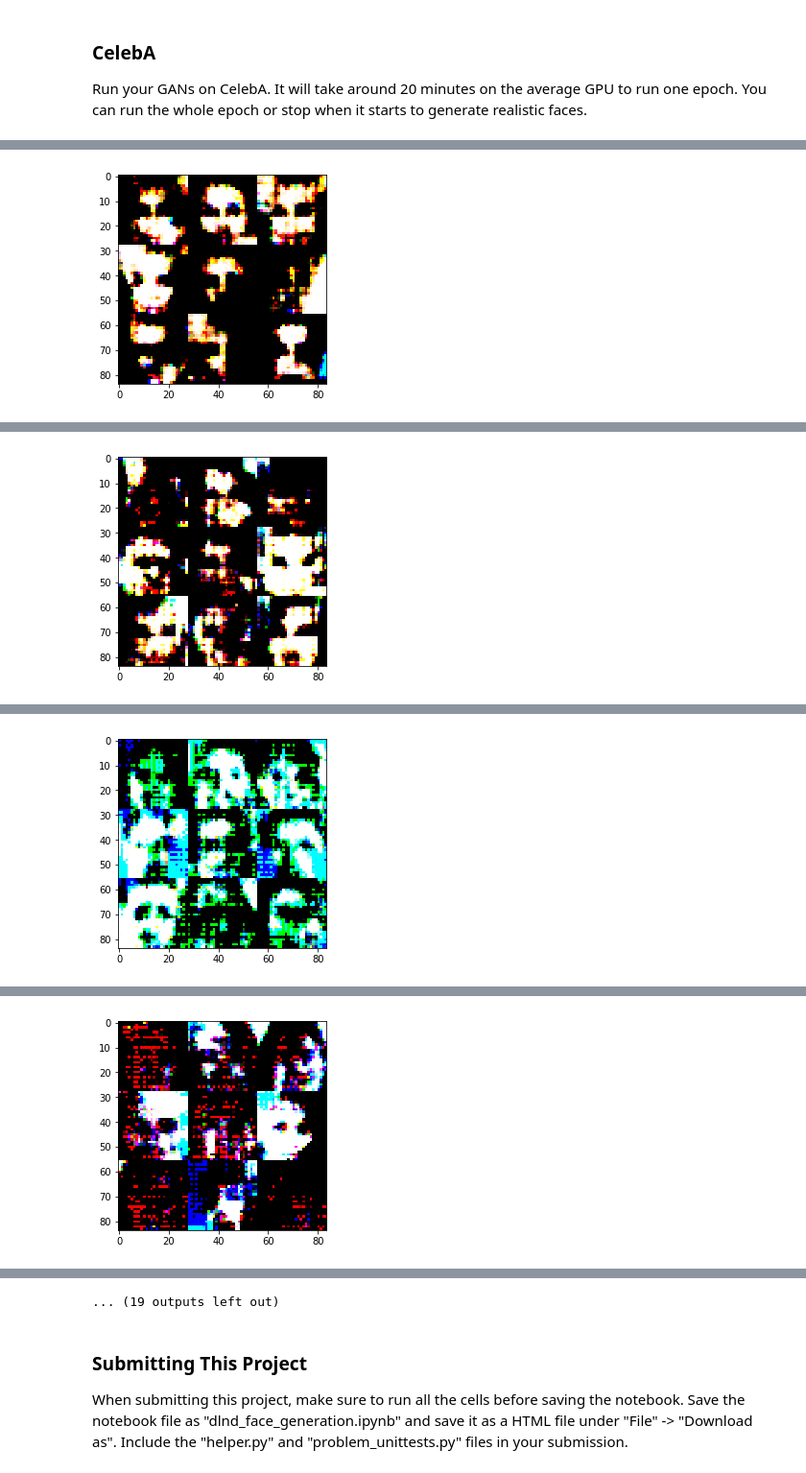
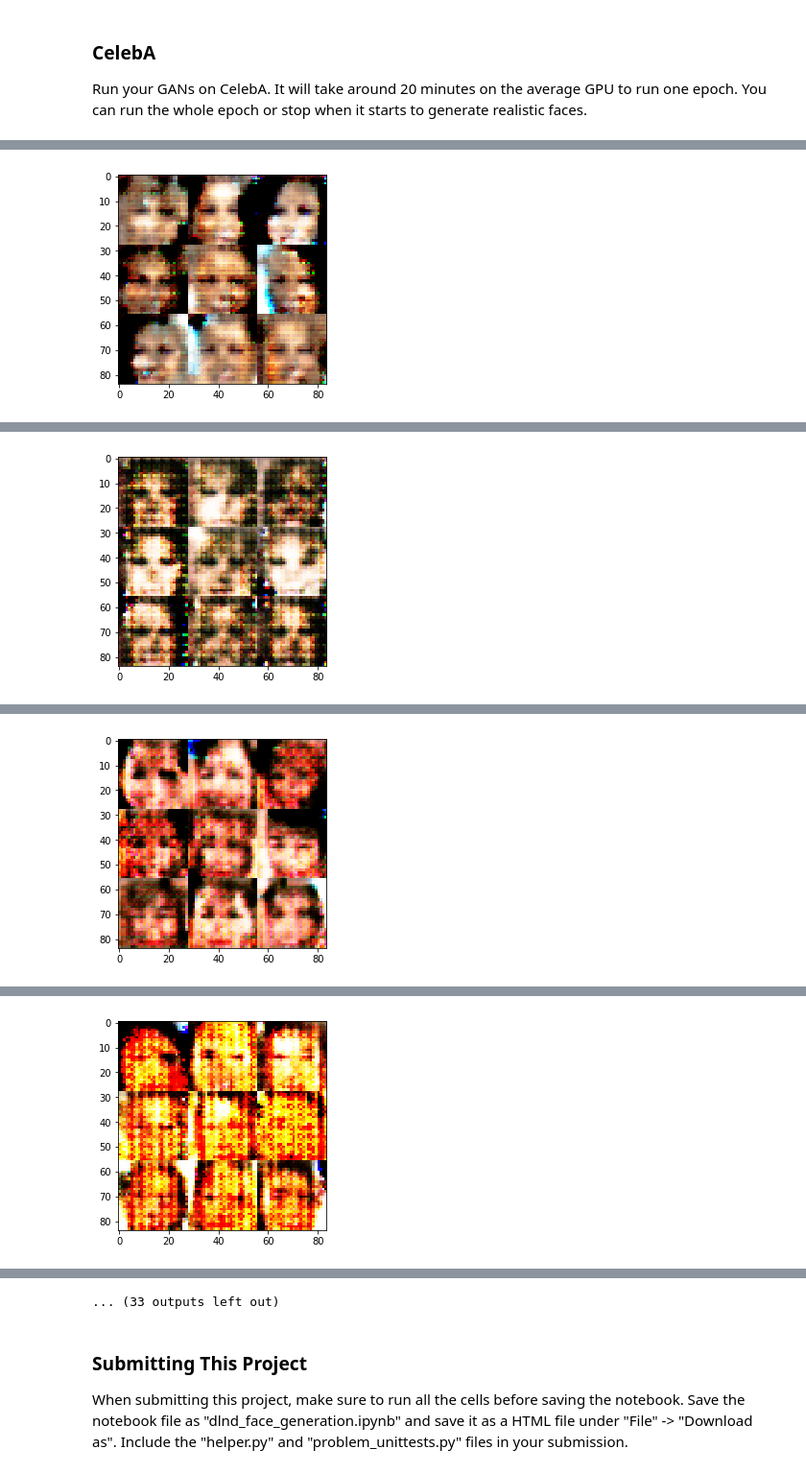
Before and after one commit to sarath-hotspot/udacity-project-5-face-generation, a Jupyter notebook: dlnd_face_generation.ipynb, the cells around one changed output, grey strips where cells are left out. Shown at 96% size. Cells and saved outputs as stored; diff of their text form; code cells hidden in the pictures.

```diff
--- a/dlnd_face_generation.ipynb
+++ b/dlnd_face_generation.ipynb
@@ -128,6 +128,17 @@ DON'T MODIFY ANYTHING IN THIS CELL THAT IS BELOW THIS LINE
 tests.test_model_inputs(model_inputs)
 # %% [output]
 Tests Passed
+# %%
+def leaky_relu(x, alpha=0.1, name='leaky_relu'):
+    '''
+    x: Tensor
+    alpha: leaky multiplier
+    name: tensor name
+    Leaky relu implementation.
+
+    Returns tensor applying leaky relu on input tensor.
+    '''
+    return tf.maximum(x, x * alpha, name=name)
 # %% [markdown]
 ### Discriminator
 Implement `discriminator` to create a discriminator neural network that discriminates on `images`.  This function should be able to reuse the variabes in the neural network.  Use [`tf.variable_scope`](https://www.tensorflow.org/api_docs/python/tf/variable_scope) with a scope name of "discriminator" to allow the variables to be reused.  The function should return a tuple of (tensor output of the generator, tensor logits of the generator).
@@ -144,20 +155,38 @@ def discriminator(images, reuse=False):
         # First convolution.
         # We are reducing image width & height by 2 and depth is 16.
         # Image size is 28x28x(1 - MNIST, 3 - celeb)
-        layer = tf.layers.conv2d(images, 64, 3, strides=2, padding='same')
-        layer = tf.nn.relu(layer)
+        layer = tf.layers.conv2d(images,
+                                 64,
+                                 3,
+                                 strides=2,
+                                 padding='same',
+                                 kernel_initializer=tf.contrib.layers.xavier_initializer())
+        layer = leaky_relu(layer)
+        layer = tf.layers.dropout(layer, rate=0.9)
         # 14x14x64
 
         # Second convolution
-        layer = tf.layers.conv2d(layer, 128, 3, strides=2, padding='same')
+        layer = tf.layers.conv2d(layer,
+                                 128,
+                                 3,
+                                 strides=2,
+                                 padding='same',
+                                 kernel_initializer=tf.contrib.layers.xavier_initializer())
         layer = tf.layers.batch_normalization(layer, training=True)
-        layer = tf.nn.relu(layer)
+        layer = leaky_relu(layer)
+        layer = tf.layers.dropout(layer, rate=0.9)
         # 7x7x128
 
         # Third convolution
-        layer = tf.layers.conv2d(layer, 256, 3, strides=2, padding='same')
+        layer = tf.layers.conv2d(layer,
+                                 256,
+                                 3,
+                                 strides=2,
+                                 padding='same',
+                                 kernel_initializer=tf.contrib.layers.xavier_initializer())
         layer = tf.layers.batch_normalization(layer, training=True)
-        layer = tf.nn.relu(layer)
+        layer = leaky_relu(layer)
+        layer = tf.layers.dropout(layer, rate=0.9)
         # 4x4x256
 
         flat = tf.reshape(layer, (-1, 4 * 4 * 256))
@@ -490,7 +519,7 @@ Generating sample outputs
 ### CelebA
 Run your GANs on CelebA.  It will take around 20 minutes on the average GPU to run one epoch.  You can run the whole epoch or stop when it starts to generate realistic faces.
 # %%
-batch_size = 128
+batch_size = 64
 z_dim = 100
 learning_rate = 0.005
 beta1 = 0.2
@@ -534,2 +563,2 @@ Epoch 1/1... Step 200... Discriminator Loss: 0.7723... Generator Loss: 1.5831
 Generating sample outputs
-[figure, old version]
+[figure, new version]
@@ -546,2 +575,2 @@ Epoch 1/1... Step 300... Discriminator Loss: 1.1942... Generator Loss: 1.8071
 Generating sample outputs
-[figure, old version]
+[figure, new version]
@@ -558,2 +587,2 @@ Epoch 1/1... Step 400... Discriminator Loss: 1.5734... Generator Loss: 4.3133
 Generating sample outputs
-[figure, old version]
+[figure, new version]
@@ -570,2 +599,2 @@ Epoch 1/1... Step 500... Discriminator Loss: 1.2955... Generator Loss: 1.5071
 Generating sample outputs
-[figure, old version]
+[figure, new version]
@@ -584,4 +613,4 @@ Generating sample outputs
-... (19 outputs left out)
+... (33 outputs left out)
 # %% [markdown]
 ### Submitting This Project
 When submitting this project, make sure to run all the cells before saving the notebook. Save the notebook file as "dlnd_face_generation.ipynb" and save it as a HTML file under "File" -> "Download as". Include the "helper.py" and "problem_unittests.py" files in your submission.
```
Also changed, not shown: parts of 2 cells of this notebook.
